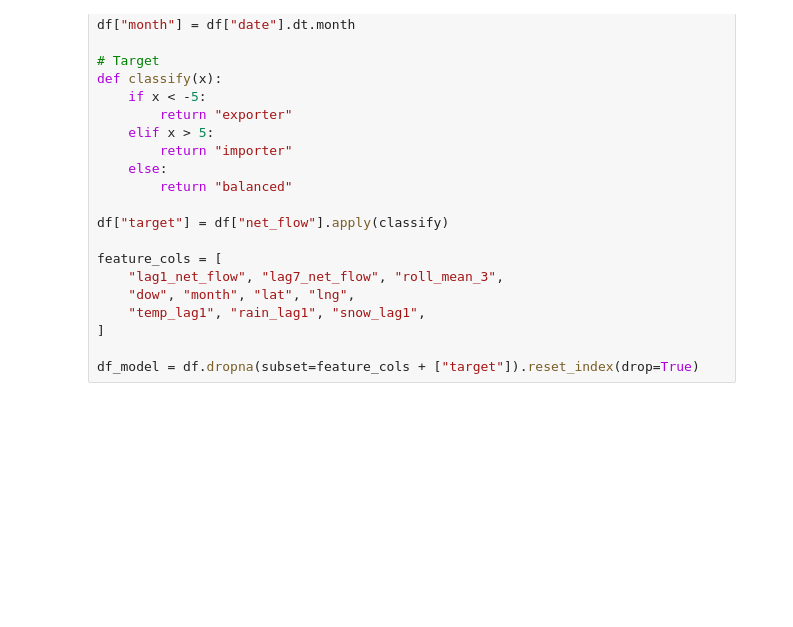
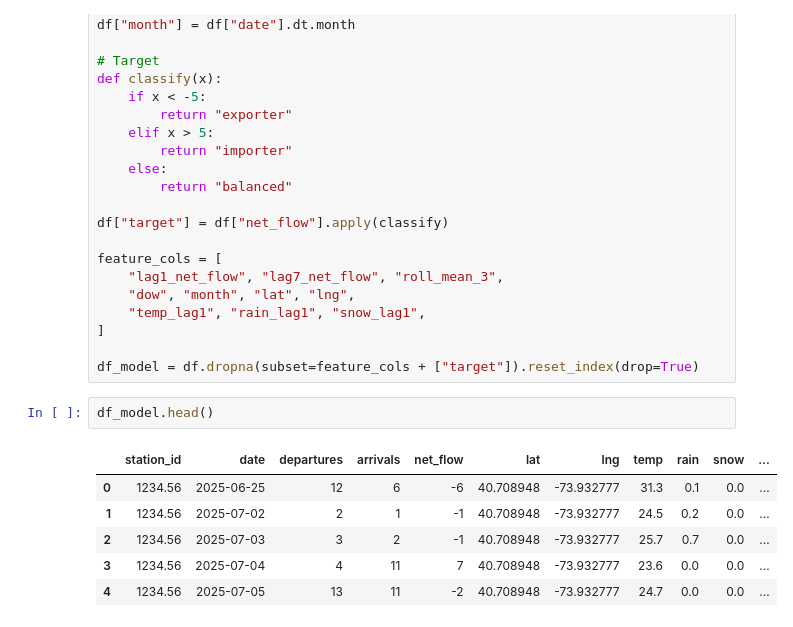
Before and after one commit to armoutihansen/DSC, a Jupyter notebook: notebooks/net_flow_analysis.ipynb, the cells around one changed output. Drawn from its saved outputs; the diff is of its cells as text; blank space fills up the shorter version.

```diff
--- a/notebooks/net_flow_analysis.ipynb
+++ b/notebooks/net_flow_analysis.ipynb
@@ -278,3 +278,12 @@ feature_cols = [
 ]
 
 df_model = df.dropna(subset=feature_cols + ["target"]).reset_index(drop=True)
+# %%
+df_model.head()
+# %% [output]
+|  | station_id | date | departures | arrivals | net_flow | lat | lng | temp | rain | snow | ... |
+| 0 | 1234.56 | 2025-06-25 | 12 | 6 | -6 | 40.708948 | -73.932777 | 31.3 | 0.1 | 0.0 | ... |
+| 1 | 1234.56 | 2025-07-02 | 2 | 1 | -1 | 40.708948 | -73.932777 | 24.5 | 0.2 | 0.0 | ... |
+| 2 | 1234.56 | 2025-07-03 | 3 | 2 | -1 | 40.708948 | -73.932777 | 25.7 | 0.7 | 0.0 | ... |
+| 3 | 1234.56 | 2025-07-04 | 4 | 11 | 7 | 40.708948 | -73.932777 | 23.6 | 0.0 | 0.0 | ... |
+| 4 | 1234.56 | 2025-07-05 | 13 | 11 | -2 | 40.708948 | -73.932777 | 24.7 | 0.0 | 0.0 | ... |
```
Also changed, not shown: 9 other files.
